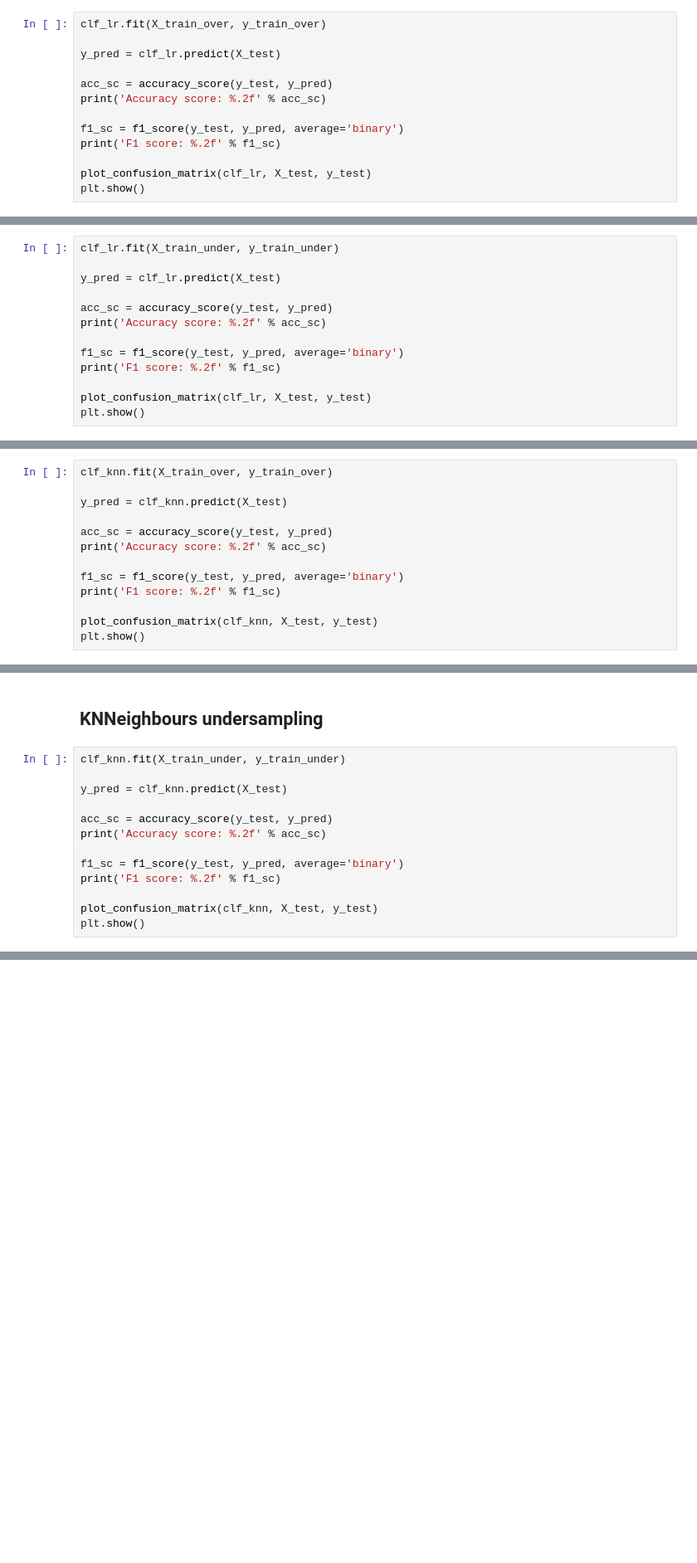
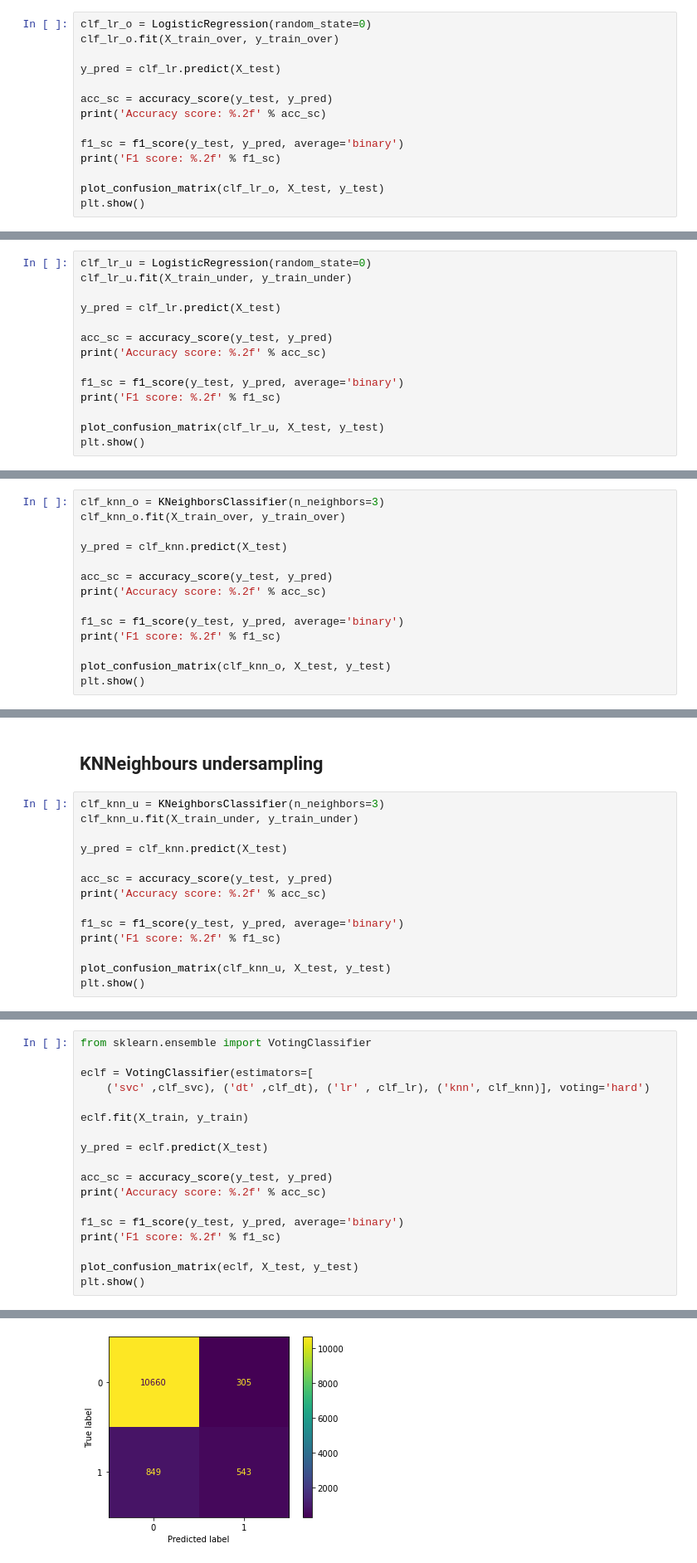
Before and after one commit to marek-dalida/bank-marketing-analysis, a Jupyter notebook: classifiers.ipynb, the cells around one changed output, grey strips where cells are left out. Shown: that part at 83% size. Cells and saved outputs as stored; diff of their text form; blank space fills up the shorter version.

```diff
--- a/classifiers.ipynb
+++ b/classifiers.ipynb
@@ -378,7 +380,8 @@ F1 score: 0.48
 # %% [markdown]
 ## LogisticRegression oversampling
 # %%
-clf_lr.fit(X_train_over, y_train_over)
+clf_lr_o = LogisticRegression(random_state=0)
+clf_lr_o.fit(X_train_over, y_train_over)
 
 y_pred = clf_lr.predict(X_test)
 
@@ -388,6 +391,6 @@ print('Accuracy score: %.2f' % acc_sc)
 f1_sc = f1_score(y_test, y_pred, average='binary')
 print('F1 score: %.2f' % f1_sc)
 
-plot_confusion_matrix(clf_lr, X_test, y_test)
+plot_confusion_matrix(clf_lr_o, X_test, y_test)
 plt.show()
 # %% [output]
@@ -397,7 +400,8 @@ F1 score: 0.56
 # %% [markdown]
 ## LogisticRegression undersampling
 # %%
-clf_lr.fit(X_train_under, y_train_under)
+clf_lr_u = LogisticRegression(random_state=0)
+clf_lr_u.fit(X_train_under, y_train_under)
 
 y_pred = clf_lr.predict(X_test)
 
@@ -407,6 +411,6 @@ print('Accuracy score: %.2f' % acc_sc)
 f1_sc = f1_score(y_test, y_pred, average='binary')
 print('F1 score: %.2f' % f1_sc)
 
-plot_confusion_matrix(clf_lr, X_test, y_test)
+plot_confusion_matrix(clf_lr_u, X_test, y_test)
 plt.show()
 # %% [output]
@@ -438,7 +442,8 @@ F1 score: 0.41
 # %% [markdown]
 ## KNNeighbours oversampling
 # %%
-clf_knn.fit(X_train_over, y_train_over)
+clf_knn_o = KNeighborsClassifier(n_neighbors=3)
+clf_knn_o.fit(X_train_over, y_train_over)
 
 y_pred = clf_knn.predict(X_test)
 
@@ -448,6 +453,6 @@ print('Accuracy score: %.2f' % acc_sc)
 f1_sc = f1_score(y_test, y_pred, average='binary')
 print('F1 score: %.2f' % f1_sc)
 
-plot_confusion_matrix(clf_knn, X_test, y_test)
+plot_confusion_matrix(clf_knn_o, X_test, y_test)
 plt.show()
 # %% [output]
@@ -457,7 +462,8 @@ F1 score: 0.48
 # %% [markdown]
 ## KNNeighbours undersampling
 # %%
-clf_knn.fit(X_train_under, y_train_under)
+clf_knn_u = KNeighborsClassifier(n_neighbors=3)
+clf_knn_u.fit(X_train_under, y_train_under)
 
 y_pred = clf_knn.predict(X_test)
 
@@ -467,6 +473,6 @@ print('Accuracy score: %.2f' % acc_sc)
 f1_sc = f1_score(y_test, y_pred, average='binary')
 print('F1 score: %.2f' % f1_sc)
 
-plot_confusion_matrix(clf_knn, X_test, y_test)
+plot_confusion_matrix(clf_knn_u, X_test, y_test)
 plt.show()
 # %% [output]
@@ -475,0 +486,19 @@ F1 score: 0.45
+# %%
+from sklearn.ensemble import VotingClassifier
+
+eclf = VotingClassifier(estimators=[
+    ('svc' ,clf_svc), ('dt' ,clf_dt), ('lr' , clf_lr), ('knn', clf_knn)], voting='hard')
+
+eclf.fit(X_train, y_train)
+
+y_pred = eclf.predict(X_test)
+
+acc_sc = accuracy_score(y_test, y_pred)
+print('Accuracy score: %.2f' % acc_sc)
+
+f1_sc = f1_score(y_test, y_pred, average='binary')
+print('F1 score: %.2f' % f1_sc)
+
+plot_confusion_matrix(eclf, X_test, y_test)
+plt.show()
+# %% [output]
@@ -475,0 +507 @@ F1 score: 0.45
+[figure, added]
```
Also changed, not shown: parts of 26 cells of this notebook.
